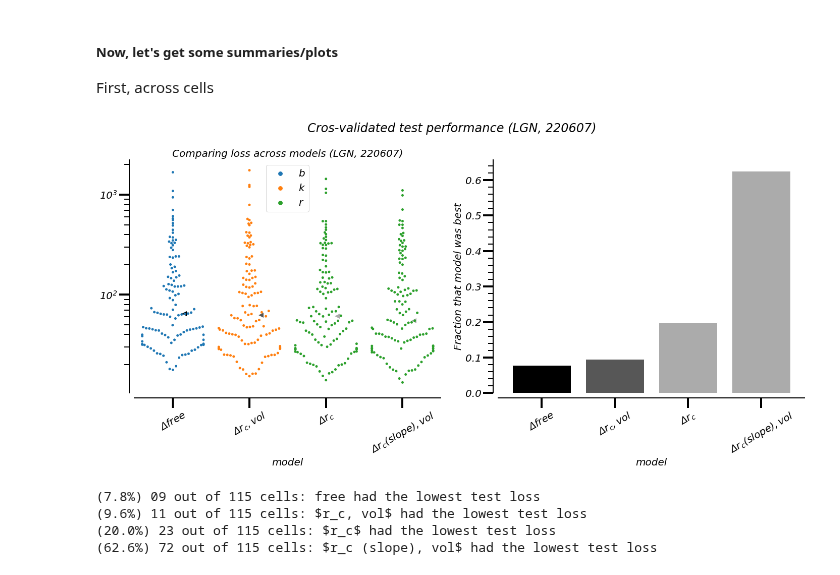
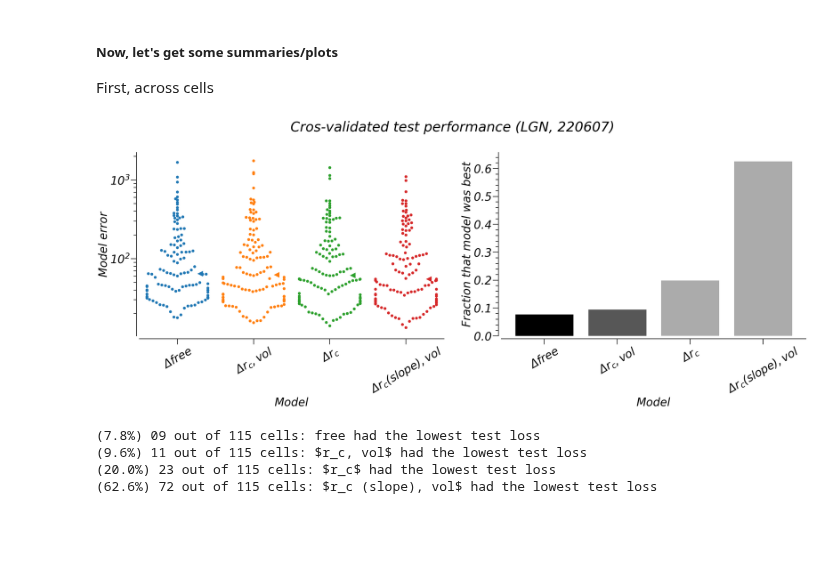
Before and after one commit to paul-levy/SF-diversity, a Jupyter notebook: 01_sfTuning_contrast.ipynb, the cells around one changed output. Drawn from its saved outputs; the diff is of its cells as text; code cells hidden in the pictures; blank space fills up the shorter version.

```diff
--- a/01_sfTuning_contrast.ipynb
+++ b/01_sfTuning_contrast.ipynb
@@ -41,9 +42,8 @@ save_loc = base_dir + saveName;
 # Before any plotting, fix plotting paramaters
 plt.style.use('https://raw.githubusercontent.com/paul-levy/SF_diversity/master/paul_plt_style.mplstyle');
 from matplotlib import rcParams
-rcParams['font.size'] = 20;
-rcParams['pdf.fonttype'] = 42 # should be 42, but there are kerning issues
-rcParams['ps.fonttype'] = 42 # should be 42, but there are kerning issues
+rcParams['pdf.fonttype'] = 42
+rcParams['ps.fonttype'] = 42
 
 rcParams['lines.linewidth'] = 2.5;
 rcParams['lines.markeredgewidth'] = 0; # no edge, since weird tings happen then
@@ -55,14 +55,14 @@ rcParams['xtick.minor.size'] = 10 # 8
 rcParams['ytick.major.size'] = 20
 rcParams['ytick.minor.size'] = 10
 
-rcParams['xtick.major.width'] = 4 # 5
+rcParams['xtick.major.width'] = 2 # 5
 rcParams['xtick.minor.width'] = 2 # 2
-rcParams['ytick.major.width'] = 4
+rcParams['ytick.major.width'] = 2
 rcParams['ytick.minor.width'] = 2
 
 rcParams['font.family'] = 'DejaVu Sans'
 rcParams['font.style'] = 'oblique';
-rcParams['font.size'] = 20;
+rcParams['font.size'] = 40;
 # %% [markdown]
 # 1.1 LGN
 # %% [markdown]
@@ -121,6 +121,7 @@ only_sur[0] = ref_params[0] * ref_params[2];
 only_sur[1] = ref_params[1] * ref_params[3];
 only_sur[2] = 0;
 ax[0,0].plot(vals, hf.DoGsach(*only_sur, stim_sf=vals)[0], 'k:')
+ax[0,0].set_title('DoG model - center and surround')
 
 # then, vol difference
 vols = [0.5,0.8,0.95]
@@ -142,7 +143,7 @@ for ii,v in enumerate(vols):
     prms_curr[1] = prms_curr[1]*prms_curr[3];
     prms_curr[2] = 0;
     ax[0,1].plot(vals, hf.DoGsach(*prms_curr, stim_sf=vals)[0], 'k:', linewidth=0.5+curr_lw) # add a bit extra width for the dotted lines!
-
+ax[0,1].set_title('Influence of surround gain')
 
 # then, rc
 rcs = [0.05,0.1,0.2]
@@ -162,6 +163,7 @@ for ii,r in enumerate(rcs):
 
     prms_curr[2] = 0; # shut off the suround, and plot only the center...
     ax[1,0].plot(vals, hf.DoGsach(*prms_curr, stim_sf=vals)[0], 'k--', linewidth=curr_lw)
+ax[1,0].set_title('Influence of center radius')
 
 # then, rs
 rss = [1.5,3,6]
@@ -185,6 +187,7 @@ for ii,r in enumerate(rss):
     prms_curr[2] = 0;
     ax[1,1].plot(vals, hf.DoGsach(*prms_curr, stim_sf=vals)[0], 'k:', linewidth=0.5+curr_lw) # add a bit extra width for the dotted lines!
     ax[1,1].legend(fontsize='small')
+ax[1,1].set_title('Influence of surround radius')
 
 for i,j in itertools.product(range(2),range(2)):
     ax[i,j].set_xscale('log')
@@ -193,6 +196,9 @@ for i,j in itertools.product(range(2),range(2)):
     ax[i,j].set_xlabel('Spatial frequency (c/deg)')
     ax[i,j].set_ylabel('Response (spikes/s)')
     ax[i,j].set_aspect('equal')
+
+    for jj, axis in enumerate([ax[i,j].xaxis, ax[i,j].yaxis]):
+        axis.set_major_formatter(FuncFormatter(lambda x,y: '%d' % x if x>=1 else '%.1f' % x)) # this will make everything in non-scientific notation!
 
 sns.despine(offset=10)
 f.suptitle(r'Influence of DoG parameters')
@@ -570,8 +587,11 @@ First, across cells
 # winners
 
 nrows, ncols = 1, 2;
-f, ax = plt.subplots(nrows, ncols, figsize=(ncols*10,nrows*10))
+f, ax = plt.subplots(nrows, ncols, figsize=(ncols*18,nrows*15))
 use_norm = False;
+monochrome = False;
+alph = 0.5
+
 nCells = nlls_summary_all.shape[0]
 sns.despine(offset=10)
 
@@ -587,51 +607,64 @@ if use_norm:
 else:
     vals = nlls_summary_all;
 
-[ax[0].plot(i+0.15, np.median(vals[:,i,test_ind]), '<', color=param_alpha[nFreeParams[i]], markersize=10) for i in range(nMods)]
-# [ax[0].plot(i+0.15, np.nanmedian(vals[:,i,test_ind]), '<', color=param_alpha[nFreeParams[i]], markersize=10) for i in range(nMods)]
-sns.swarmplot(ax=ax[0], x=np.tile(np.arange(nMods), nCells),
-              y=hf.flatten_list(np.clip(vals[:,:,test_ind], None, upper_bound)),
-              hue=np.tile([param_color[nFreeParams[x]] for x in range(nMods)], nCells));
+if monochrome:
+    [ax[0].plot(i+0.3, np.median(vals[:,i,test_ind]), '<', markersize=20, color='k') for i in range(nMods)]
+    sns.swarmplot(ax=ax[0], x=np.tile(np.arange(nMods), nCells),
+                  y=hf.flatten_list(np.clip(vals[:,:,test_ind], None, upper_bound)),
+                  size = 10, edgecolor='None', alpha=alph, color='k');
+else:
+    [ax[0].plot(i+0.3, np.median(vals[:,i,test_ind]), '<', markersize=20) for i in range(nMods)]
+    sns.swarmplot(ax=ax[0], x=np.tile(np.arange(nMods), nCells),
+                  y=hf.flatten_list(np.clip(vals[:,:,test_ind], None, upper_bound)),
+                  size = 10, edgecolor='None');
+# [ax[0].plot(i+0.15, np.median(vals[:,i,test_ind]), '<', color=param_alpha[nFreeParams[i]], markersize=10) for i in range(nMods)]
+# sns.swarmplot(ax=ax[0], x=np.tile(np.arange(nMods), nCells),
+#               y=hf.flatten_list(np.clip(vals[:,:,test_ind], None, upper_bound)),
+#               hue=np.tile([param_color[nFreeParams[x]] for x in range(nMods)], nCells));
 if use_norm:
     ax[0].axhline(1, color='k', linestyle='--', alpha=0.3)
 
-ax[0].set_xlabel('model');
-ax[0].set_ylabel('Distribution of %sloss across cells' % '(norm.) ' if use_norm else '');
+ax[0].set_xlabel('Model');
+ax[0].set_ylabel('Model error');
+# ax[0].set_ylabel('Distribution of %sloss across cells' % '(norm.) ' if use_norm else '');
 ax[0].set_xticks(range(nMods));
 ax[0].set_xticklabels(labels=[r'$\Delta$%s' % x for x in names], rotation=30);
-ax[0].set_title('Comparing loss across models (LGN, %s)' % date);
+# ax[0].set_title('Comparing loss across models (LGN, %s)' % date);
 ax[0].tick_params(axis='x', which='minor', bottom=False)
 if not use_norm:
     ax[0].set_yscale('log')
 else: # then we don't need minor ticks; otherwise, we do want them
     ax[0].tick_params(axis='y', which='minor', left=False)
 
 ### then, the winners
 # Here's how we can find out which model had the lowest loss across cells
 lowest = np.argmin(nlls_summary_all[:,:,test_ind],axis=1)
 _, freqs = np.unique(lowest, return_counts=True)
 nCells = nlls_summary_all.shape[0]
 
-ax[1].bar(range(nMods), height=freqs/np.sum(freqs), color=np.array([param_alpha[x] for x in nFreeParams]))
-ax[1].set_xlabel('model');
+if monochrome:
+    ax[1].bar(range(nMods), height=freqs/np.sum(freqs), color='k')
+else:
+    ax[1].bar(range(nMods), height=freqs/np.sum(freqs), color=np.array([param_alpha[x] for x in nFreeParams]))
+ax[1].set_xlabel('Model');
 ax[1].set_ylabel('Fraction that model was best');
 ax[1].tick_params(axis='x', which='minor', bottom=False)
 ax[1].set_xticks(range(nMods));
 ax[1].set_xticklabels(labels=[r'$\Delta$%s' % x for x in names], rotation=30);
 
 f.suptitle('Cros-validated test performance (LGN, %s)' % date);
 f.tight_layout();
 
 # Now save, too
-saveName = "/01_01_02b_cvByCondWinners_%s%s%s.pdf" % (date, phAdj_str, norm_str);
+saveName = "/01_01_02b_cvByCondWinners_%s%s%s%s.pdf" % (date, phAdj_str, norm_str, '_mono' if monochrome else '');
 curr_dir = os.path.dirname(save_loc+saveName);
 if not os.path.exists(curr_dir):
     os.makedirs(curr_dir);
 pdfSv = pltSave.PdfPages(save_loc + saveName);
 pdfSv.savefig(f); # only one figure here...
 pdfSv.close();
 # %% [output]
-[figure, old version]
+[figure, new version]
 # %%
 [print('(%.1f%%) %02d out of %02d cells: %s had the lowest test loss' % (100*f/nCells, f,nCells,n)) for n,f in zip(names,freqs)]
 # %% [output]
```
Also changed, not shown: parts of 11 cells of this notebook, 1 other file.
